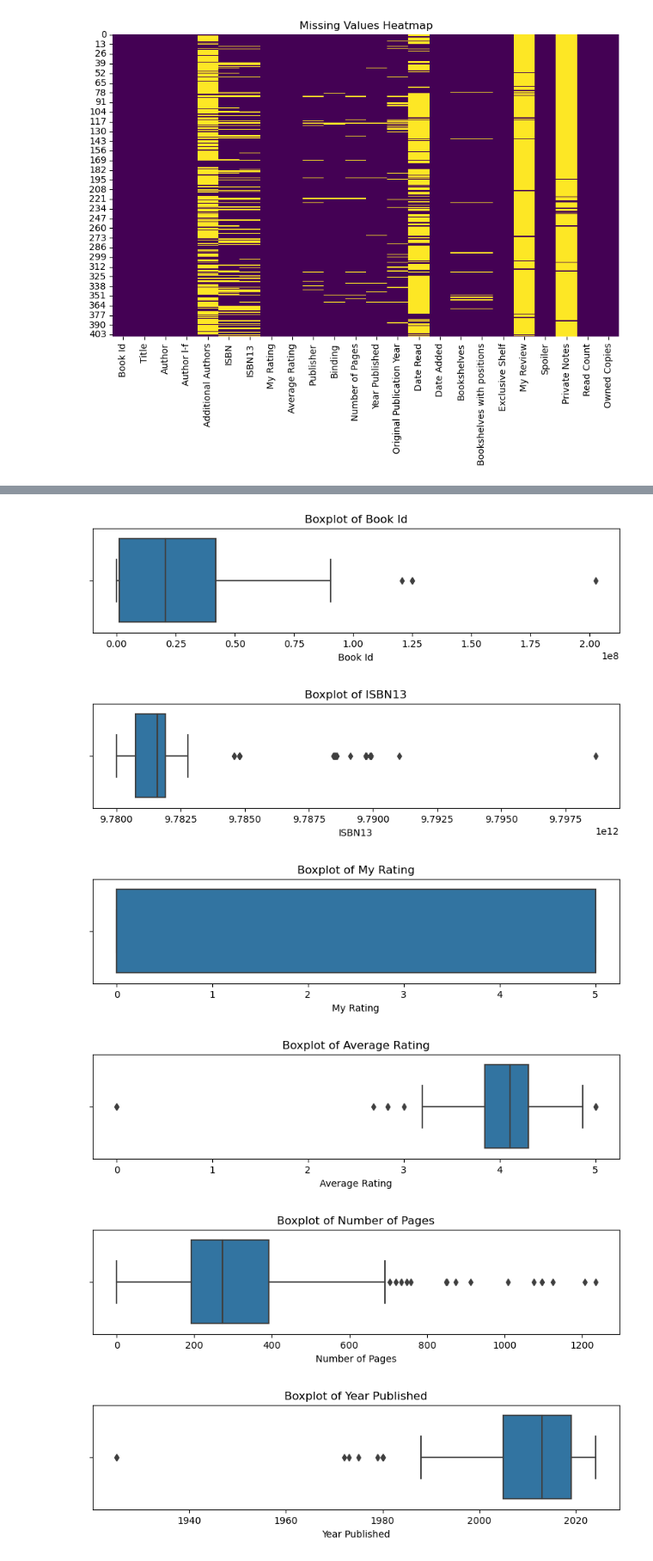
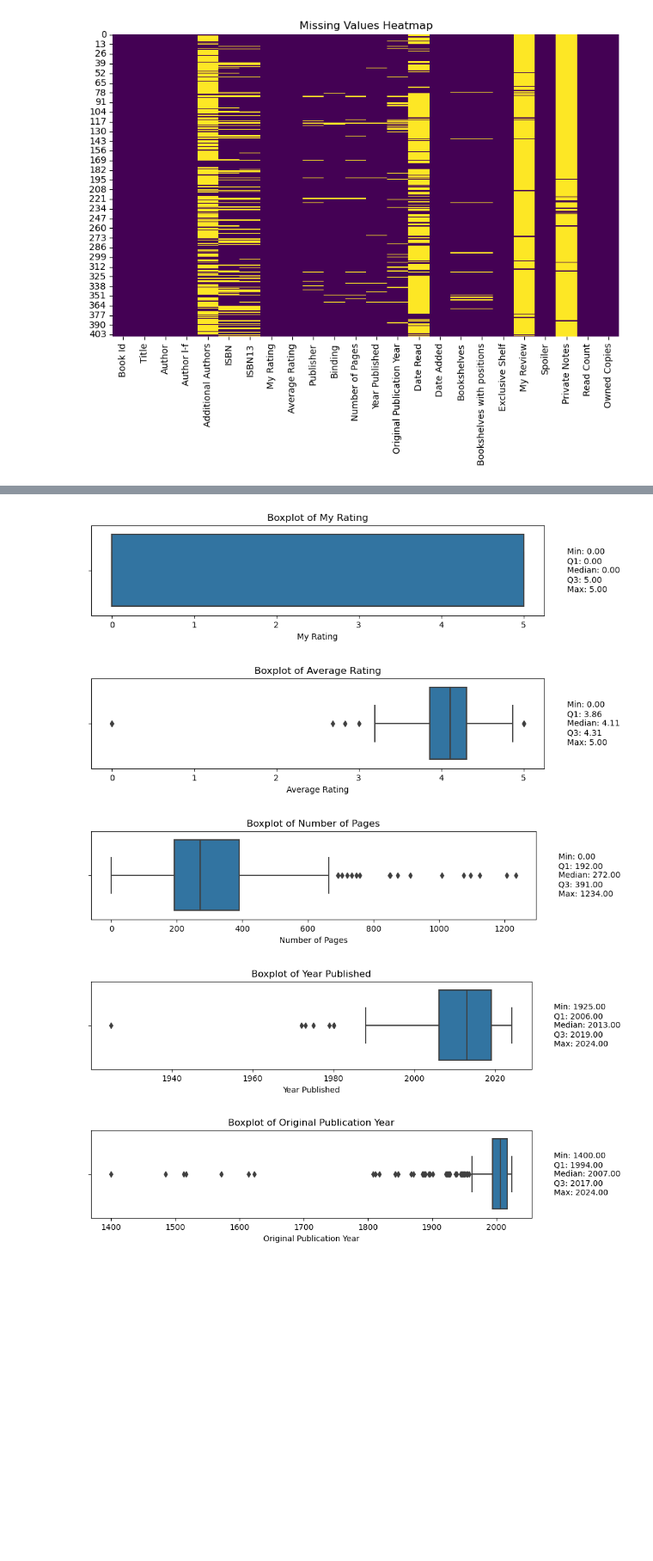
Before and after one commit to westrany/Data-Scrubbing-and-Cleaning-for-Improved-Analysis, a Jupyter notebook: Data_Cleaning_with_DataCleaner.ipynb, the cells around one changed output, grey strips where cells are left out. Shown at 86% size. Drawn from its saved outputs; the diff is of its cells as text; code cells hidden in the pictures; blank space fills up the shorter version.

```diff
--- a/Data_Cleaning_with_DataCleaner.ipynb
+++ b/Data_Cleaning_with_DataCleaner.ipynb
@@ -314,0 +341,7 @@ Duplicate Entries: 20
+# %%
+# Drop duplicate entries
+df.drop_duplicates(inplace=True)
+
+# Verify if duplicates are removed
+print("After removing duplicates:")
+display(df)
@@ -379,14 +429,29 @@ Total number of values: 406
 # %%
-numeric_cols = df.select_dtypes(include='number').columns
-for col in numeric_cols:
+columns_to_check = ["My Rating", "Average Rating", "Number of Pages", "Year Published", "Original Publication Year"]
+
+# Plot box plots for each column
+for col in columns_to_check:
     plt.figure(figsize=(10, 2))
     sns.boxplot(x=df[col])
+
+    # Calculate summary statistics
+    desc = df[col].describe()
+    min_val = desc['min']
+    q1 = desc['25%']
+    median = desc['50%']
+    q3 = desc['75%']
+    max_val = desc['max']
+
+    # Add annotations to the box plot
+    plt.text(1.05, 0.5, f"Min: {min_val:.2f}\nQ1: {q1:.2f}\nMedian: {median:.2f}\nQ3: {q3:.2f}\nMax: {max_val:.2f}",
+             transform=plt.gca().transAxes, fontsize=10, verticalalignment='center', horizontalalignment='left')
+
     plt.title(f'Boxplot of {col}')
+    plt.xlabel(col)
     plt.show()
 # %% [output]
-[figure, old version]
+[figure, new version]
-[figure, old version]
+[figure, new version]
-[figure, old version]
+[figure, new version]
-[figure, old version]
+[figure, new version]
-[figure, old version]
+[figure, new version]
-[figure, removed]
```
Also changed, not shown: parts of 32 cells of this notebook.
